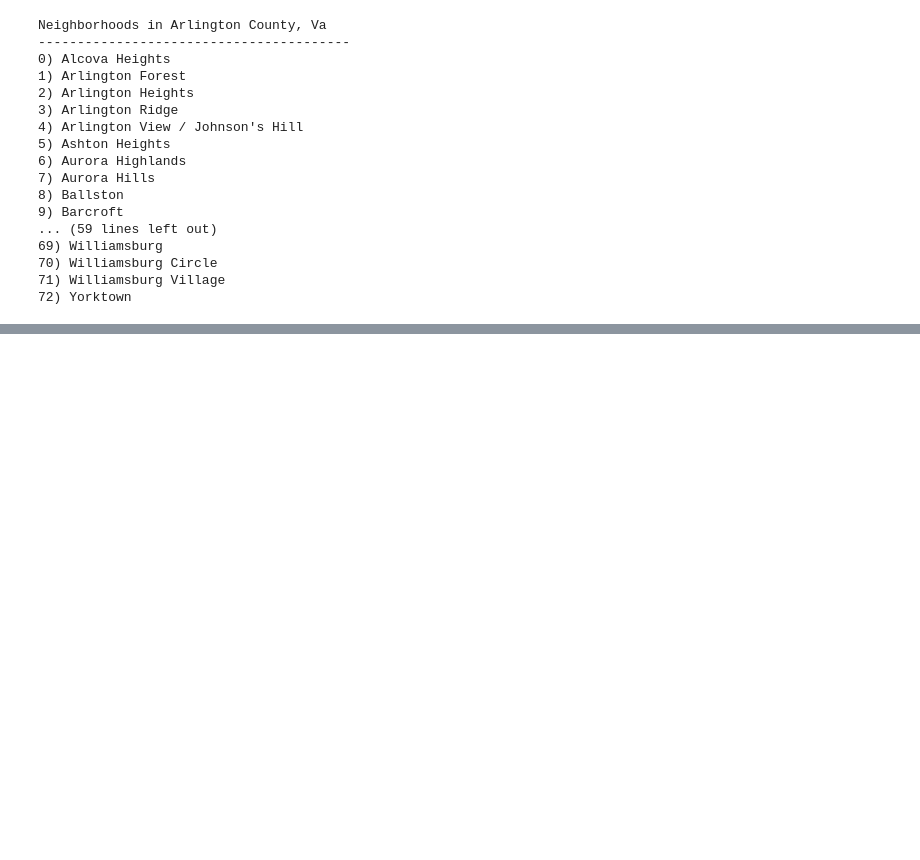
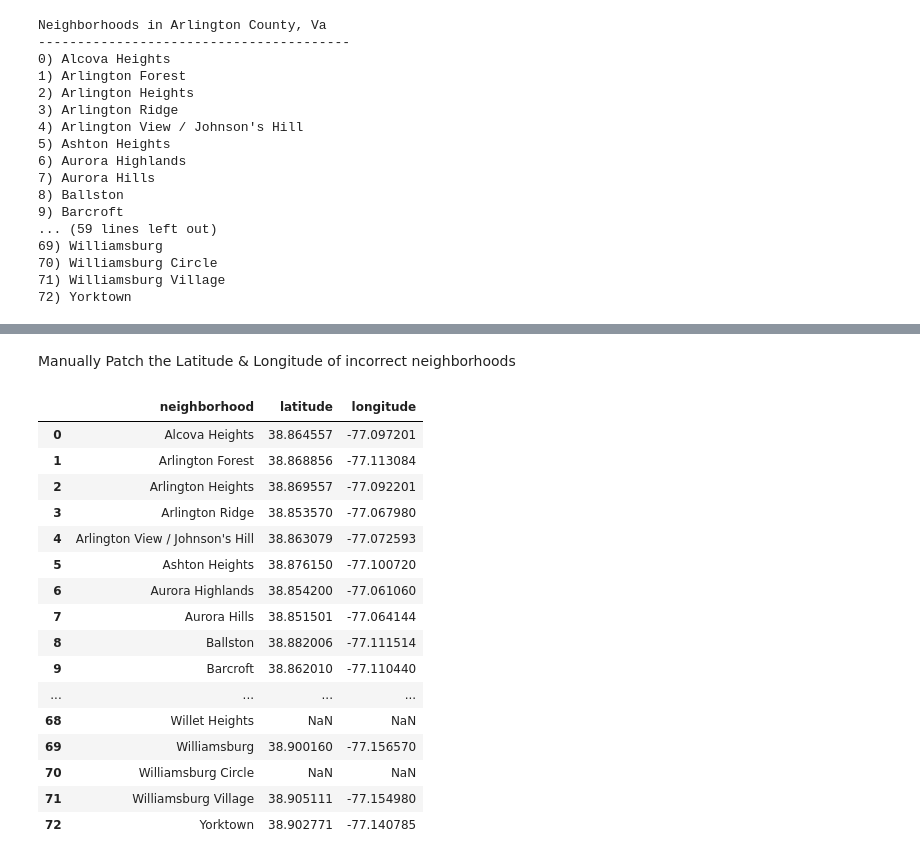
Before and after one commit to francis-eudy/Coursera_Capstone, a Jupyter notebook: Battle-of-Neighborhoods-Arlington-VA.ipynb, the cells around one changed output, grey strips where cells are left out. Saved outputs shown, nothing was run; the diff lists cells and outputs as text; code cells hidden in the pictures; blank space fills up the shorter version.

```diff
--- a/Battle-of-Neighborhoods-Arlington-VA.ipynb
+++ b/Battle-of-Neighborhoods-Arlington-VA.ipynb
@@ -145,0 +152,50 @@ arlington_neighborhoods
+# %% [markdown]
+Manually Patch the Latitude & Longitude of incorrect neighborhoods
+# %%
+# Fix bad Locations...
+location_patches = [
+['Arlington Ridge', 38.85357, -77.06798],
+['Ashton Heights', 38.87615, -77.10072],
+['Aurora Highlands', 38.85420, -77.06106],
+['Barcroft', 38.86201, -77.11044],
+['Bluemont', 38.87823, -77.12106],
+['Boulevard Manor', 38.87007, -77.13587],
+['Broyhill Heights', 38.89091, -77.13561],
+['Buckingham', 38.87216, -77.10995],
+['Cherrydale', 38.87216, -77.10872],
+['Claremont', 38.84715, -77.10631],
+['Crystal City', 38.85543, -77.05247],
+['Crystal Gateway', 38.86219, -77.04906],
+['Donaldson Run', 38.90617, -77.11617],
+['Forest Glen', 38.85914, -77.12141],
+['Forest Hills', 38.86952, -77.11799],
+['Fort Myer Heights', 38.89136, -77.07679],
+['Gates of Ballston', 38.87551, -77.10689],
+['Lacey Forest', 38.88436, -77.13077],
+['Old Glebe', 38.92017, -77.12938],
+['Prospect House', 38.88948, -77.07231],
+['Waycroft-Woodlawn (formerly Woodlawn Park)', 38.89623, -77.11874],
+['Westover', 38.88328, -77.13783],
+['Williamsburg', 38.90016, -77.15657]]
+
+for l in location_patches:
+    arlington_neighborhoods.loc[(arlington_neighborhoods.neighborhood == l[0]), ['latitude', 'longitude']] = l[1:]
+arlington_neighborhoods
+# %% [output]
+|  | neighborhood | latitude | longitude |
+| 0 | Alcova Heights | 38.864557 | -77.097201 |
+| 1 | Arlington Forest | 38.868856 | -77.113084 |
+| 2 | Arlington Heights | 38.869557 | -77.092201 |
+| 3 | Arlington Ridge | 38.853570 | -77.067980 |
+| 4 | Arlington View / Johnson's Hill | 38.863079 | -77.072593 |
+| 5 | Ashton Heights | 38.876150 | -77.100720 |
+| 6 | Aurora Highlands | 38.854200 | -77.061060 |
+| 7 | Aurora Hills | 38.851501 | -77.064144 |
+| 8 | Ballston | 38.882006 | -77.111514 |
+| 9 | Barcroft | 38.862010 | -77.110440 |
+| ... | ... | ... | ... |
+| 68 | Willet Heights | NaN | NaN |
+| 69 | Williamsburg | 38.900160 | -77.156570 |
+| 70 | Williamsburg Circle | NaN | NaN |
+| 71 | Williamsburg Village | 38.905111 | -77.154980 |
+| 72 | Yorktown | 38.902771 | -77.140785 |
```
Also changed, not shown: parts of 23 cells of this notebook.
